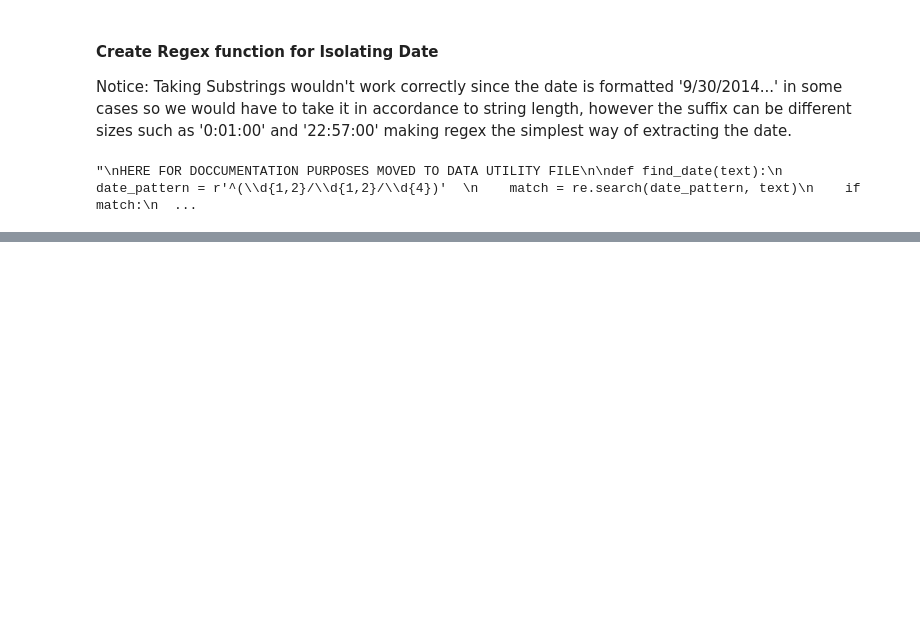
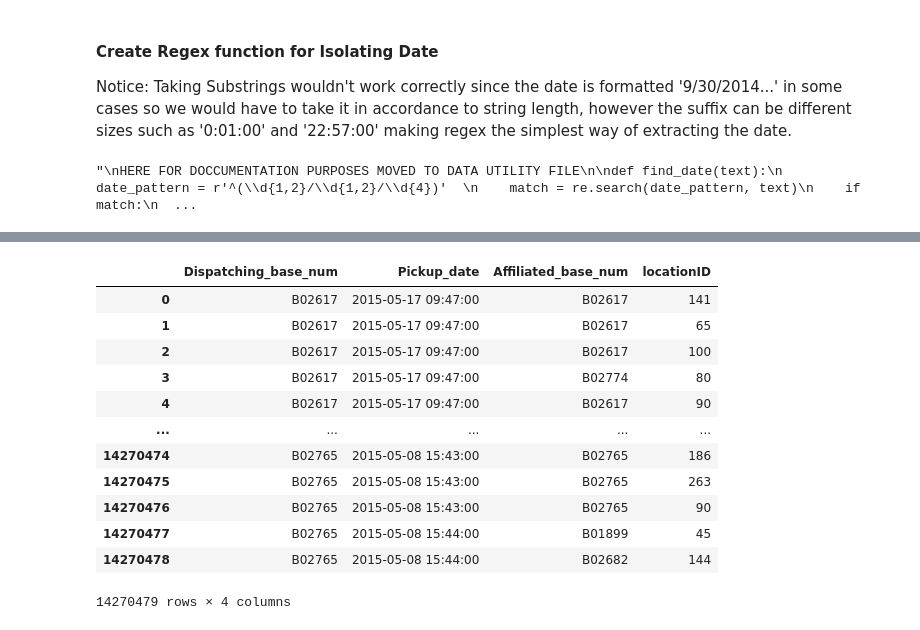
Before and after one commit to adenletchworth/Ridesharing-Data-Analysis, a Jupyter notebook: notebooks/exploratory_analysis.ipynb, the cells around one changed output, grey strips where cells are left out. Cells and saved outputs as stored; diff of their text form; code cells hidden in the pictures; blank space fills up the shorter version.

Commit message:
feat(EDA): Merged all Uber data into one dataframe

```diff
--- a/notebooks/exploratory_analysis.ipynb
+++ b/notebooks/exploratory_analysis.ipynb
@@ -161,3 +161,13 @@ fig = px.bar(days_counts, x='Day', y='Frequency', labels={'Day': 'Day', 'Frequen
 fig.update_xaxes(type='category')
 fig.update_layout(title='Day Frequency Distribution (Sorted by Frequency)')
 fig.show()
+# %%
+files = ds.get_files_by_regex('../data/raw/uber-raw-data*.csv')
+
+data_frames = []
+
+for file in files:
+    data_frames.append(pd.read_csv(file))
+
+for data_frame in data_frames:
+    print(data_frame.columns)
@@ -163,0 +184,16 @@ fig.show()
+# %%
+data_frames[2]
+# %% [output]
+|  | Dispatching_base_num | Pickup_date | Affiliated_base_num | locationID |
+| 0 | B02617 | 2015-05-17 09:47:00 | B02617 | 141 |
+| 1 | B02617 | 2015-05-17 09:47:00 | B02617 | 65 |
+| 2 | B02617 | 2015-05-17 09:47:00 | B02617 | 100 |
+| 3 | B02617 | 2015-05-17 09:47:00 | B02774 | 80 |
+| 4 | B02617 | 2015-05-17 09:47:00 | B02617 | 90 |
+| ... | ... | ... | ... | ... |
+| 14270474 | B02765 | 2015-05-08 15:43:00 | B02765 | 186 |
+| 14270475 | B02765 | 2015-05-08 15:43:00 | B02765 | 263 |
+| 14270476 | B02765 | 2015-05-08 15:43:00 | B02765 | 90 |
+| 14270477 | B02765 | 2015-05-08 15:44:00 | B01899 | 45 |
+| 14270478 | B02765 | 2015-05-08 15:44:00 | B02682 | 144 |
+14270479 rows × 4 columns
```
Also changed, not shown: parts of 2 cells of this notebook, 2 other files.
